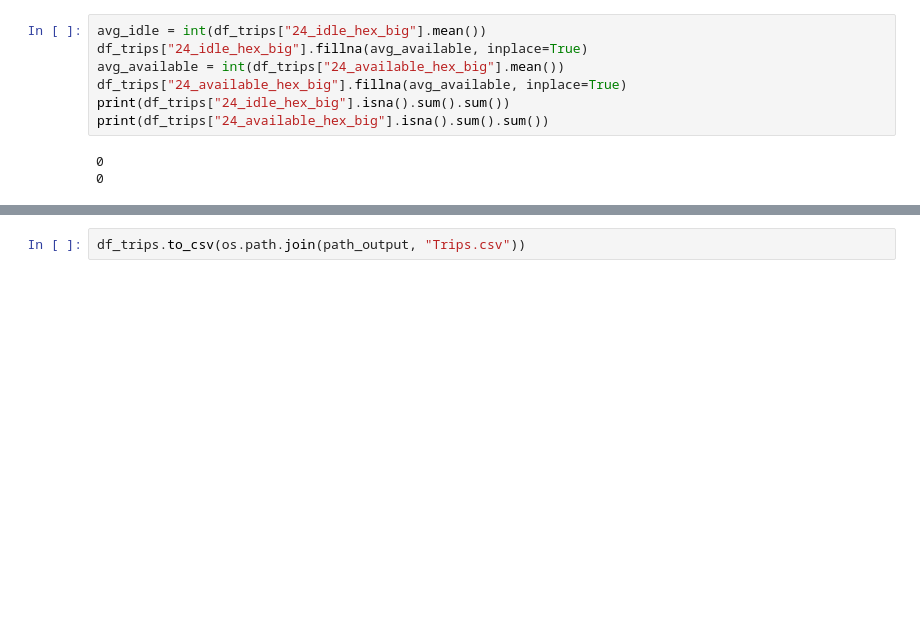
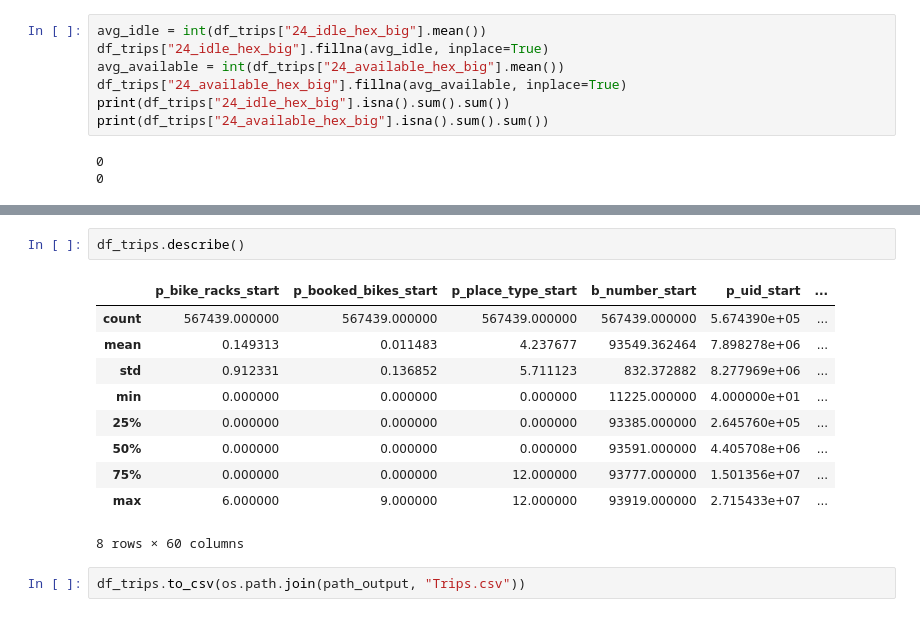
Before and after one commit to mulko93/AAA_Jupyter_Explorers, a Jupyter notebook: notebooks/04_availability.ipynb, the cells around one changed output, grey strips where cells are left out. Drawn from its saved outputs; the diff is of its cells as text; blank space fills up the shorter version.

```diff
--- a/notebooks/04_availability.ipynb
+++ b/notebooks/04_availability.ipynb
@@ -217,7 +217,7 @@ df_trips[df_trips["24_available_hex_big"] < 0]["24_agg_time_end"].unique()
 array([], dtype='datetime64[ns]')
 # %%
 avg_idle = int(df_trips["24_idle_hex_big"].mean())
-df_trips["24_idle_hex_big"].fillna(avg_available, inplace=True)
+df_trips["24_idle_hex_big"].fillna(avg_idle, inplace=True)
 avg_available = int(df_trips["24_available_hex_big"].mean())
 df_trips["24_available_hex_big"].fillna(avg_available, inplace=True)
 print(df_trips["24_idle_hex_big"].isna().sum().sum())
@@ -228,2 +248,15 @@ print(df_trips["24_available_hex_big"].isna().sum().sum())
+# %%
+df_trips.describe()
+# %% [output]
+|  | p_bike_racks_start | p_booked_bikes_start | p_place_type_start | b_number_start | p_uid_start | ... |
+| count | 567439.000000 | 567439.000000 | 567439.000000 | 567439.000000 | 5.674390e+05 | ... |
+| mean | 0.149313 | 0.011483 | 4.237677 | 93549.362464 | 7.898278e+06 | ... |
+| std | 0.912331 | 0.136852 | 5.711123 | 832.372882 | 8.277969e+06 | ... |
+| min | 0.000000 | 0.000000 | 0.000000 | 11225.000000 | 4.000000e+01 | ... |
+| 25% | 0.000000 | 0.000000 | 0.000000 | 93385.000000 | 2.645760e+05 | ... |
+| 50% | 0.000000 | 0.000000 | 0.000000 | 93591.000000 | 4.405708e+06 | ... |
+| 75% | 0.000000 | 0.000000 | 12.000000 | 93777.000000 | 1.501356e+07 | ... |
+| max | 6.000000 | 9.000000 | 12.000000 | 93919.000000 | 2.715433e+07 | ... |
+8 rows × 60 columns
 # %%
 df_trips.to_csv(os.path.join(path_output, "Trips.csv"))
```
Also changed, not shown: parts of 4 cells of this notebook, 6 other files.
